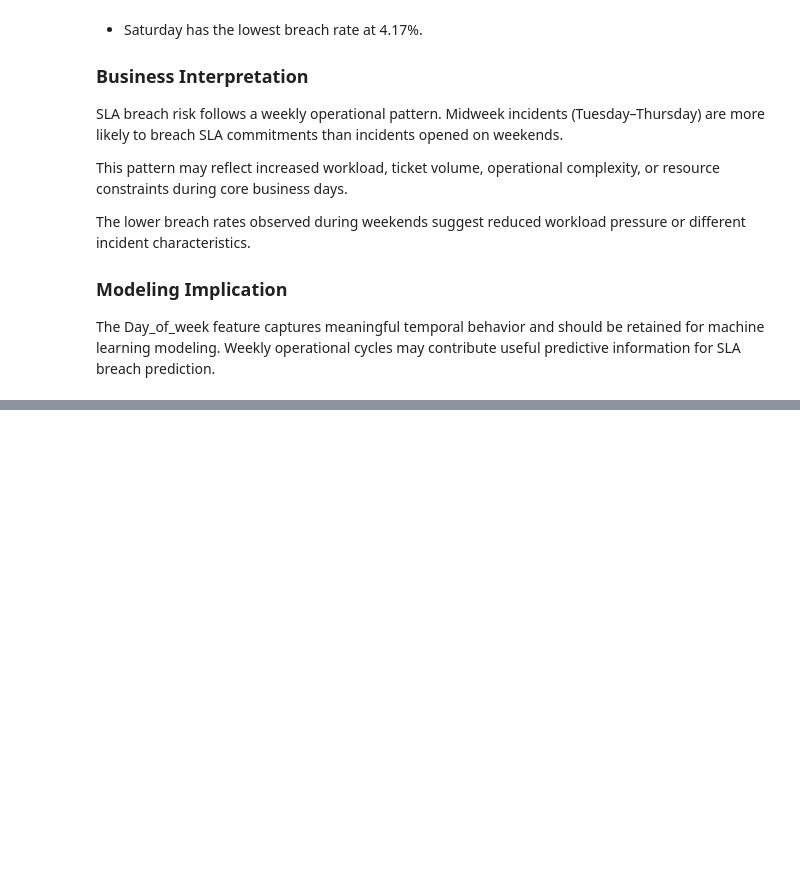
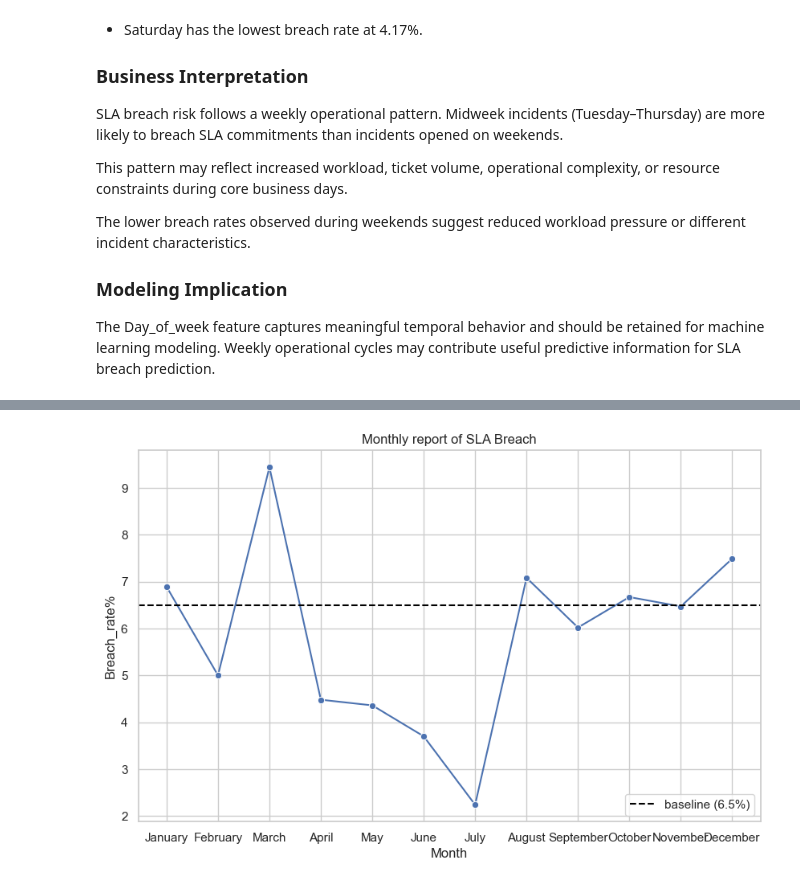
Before and after one commit to pinnusaikiran/AI-incident-intelligence-platform, a Jupyter notebook: notebooks/eda/03_eda_visualization.ipynb, the cells around one changed output, grey strips where cells are left out. Saved outputs shown, nothing was run; the diff lists cells and outputs as text; code cells hidden in the pictures; blank space fills up the shorter version.

Commit message:
completed till EDA_visualization

```diff
--- a/notebooks/eda/03_eda_visualization.ipynb
+++ b/notebooks/eda/03_eda_visualization.ipynb
@@ -598,0 +644,25 @@ The Day_of_week feature captures meaningful temporal behavior and should be reta
+# %%
+fig,ax=plt.subplots(figsize=(10,6))
+
+sns.lineplot(
+    data=visual_opened_at_details_month,
+    x='Month',
+    y='Breach_rate',
+    marker='o',
+    ax=ax
+)
+ax.axhline(y=6.5,linestyle="--",color='black',label='baseline (6.5%)')
+plt.title("Monthly report of SLA Breach")
+plt.xlabel("Month")
+plt.ylabel("Breach_rate%")
+plt.legend(loc='lower right')
+
+plt.savefig(
+    "../../artifacts/plots/09_month_breach_trend.png",
+    dpi=300,
+    bbox_inches='tight'
+)
+
+plt.show()
+# %% [output]
+[figure, added]
```
Also changed, not shown: parts of 7 cells of this notebook, 4 other files.
